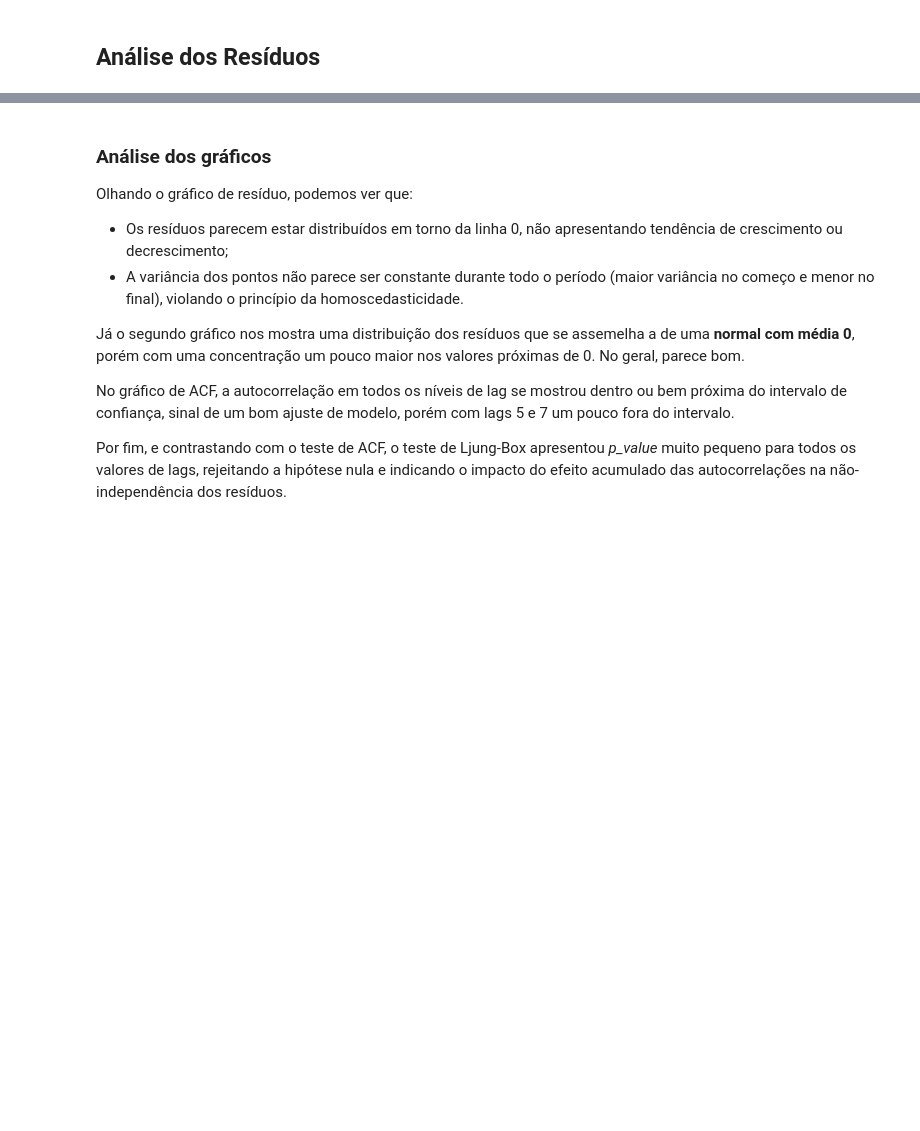
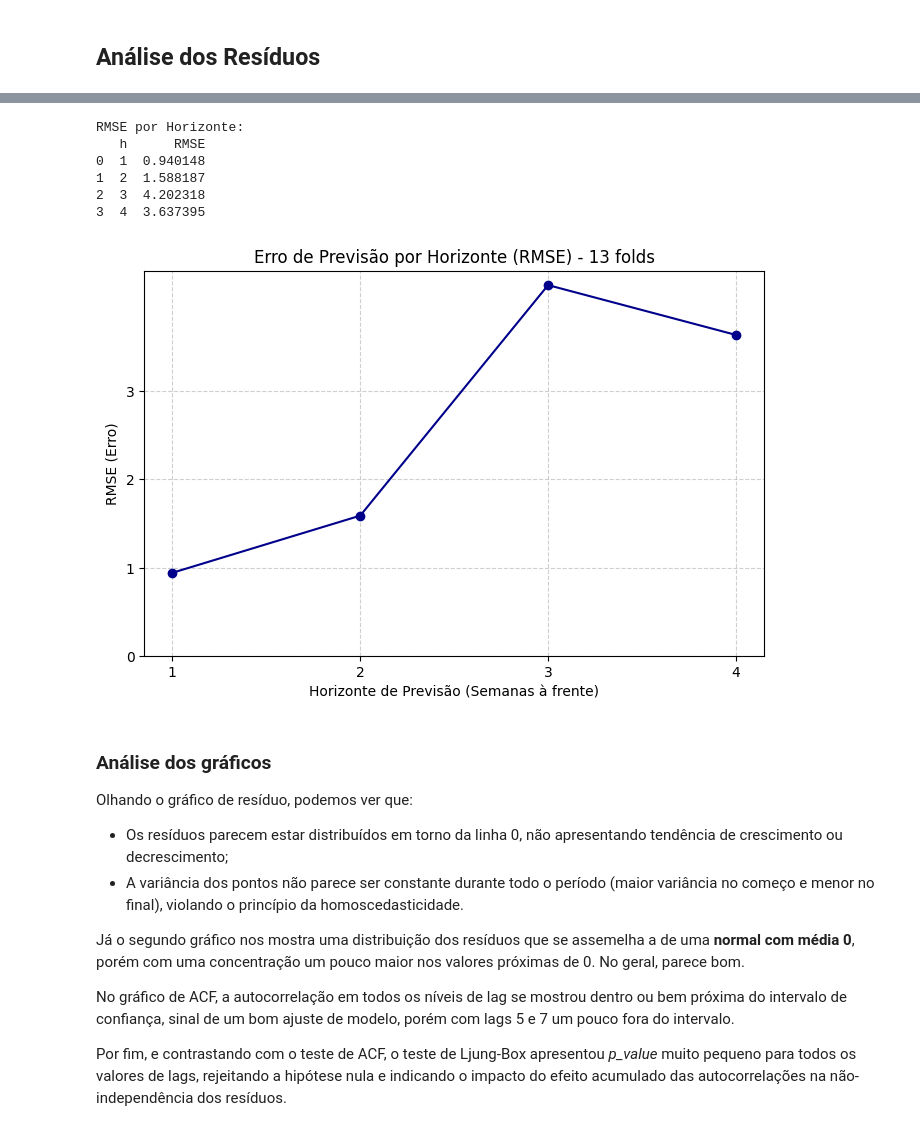
Before and after one commit to Vinasque/series_temporais, a Jupyter notebook: trabalho_a2.ipynb, the cells around one changed output, grey strips where cells are left out. Saved outputs shown, nothing was run; the diff lists cells and outputs as text; code cells hidden in the pictures; blank space fills up the shorter version.

```diff
--- a/trabalho_a2.ipynb
+++ b/trabalho_a2.ipynb
@@ -879,3 +894,43 @@ print(ljung_box_results)
+# %%
+
+n_blocks = len(y_true_final) // H
+matrix_true = y_true_final.reshape(n_blocks, H)
+matrix_pred = y_pred_final.reshape(n_blocks, H)
+
+# Calcular o RMSE para cada coluna (cada horizonte h=1, h=2, h=3, h=4)
+mse_per_horizon = np.mean((matrix_true - matrix_pred)**2, axis=0)
+rmse_per_horizon = np.sqrt(mse_per_horizon)
+
+df_metrics_h = pd.DataFrame({
+    'h': range(1, H + 1),
+    'RMSE': rmse_per_horizon
+})
+
+print("\nRMSE por Horizonte:")
+print(df_metrics_h)
+
+plt.figure(figsize=(8, 5))
+
+# Linha e pontos
+plt.plot(df_metrics_h['h'], df_metrics_h['RMSE'], marker='o', linestyle='-', color='darkblue')
+
+# Estilização
+plt.title(f'Erro de Previsão por Horizonte (RMSE) - {n_blocks} folds')
+plt.xlabel('Horizonte de Previsão (Semanas à frente)')
+plt.ylabel('RMSE (Erro)')
+plt.grid(True, linestyle='--', alpha=0.6)
+plt.xticks(range(1, H + 1))
+plt.yticks(range(0, 4, 1))
+
+plt.show()
+# %% [output]
+RMSE por Horizonte:
+   h      RMSE
+0  1  0.940148
+1  2  1.588187
+2  3  4.202318
+3  4  3.637395
+[figure, added]
 # %% [markdown]
 ### Análise dos gráficos
 Olhando o gráfico de resíduo, podemos ver que:
```
Also changed, not shown: parts of 12 cells of this notebook, 1 other file.
